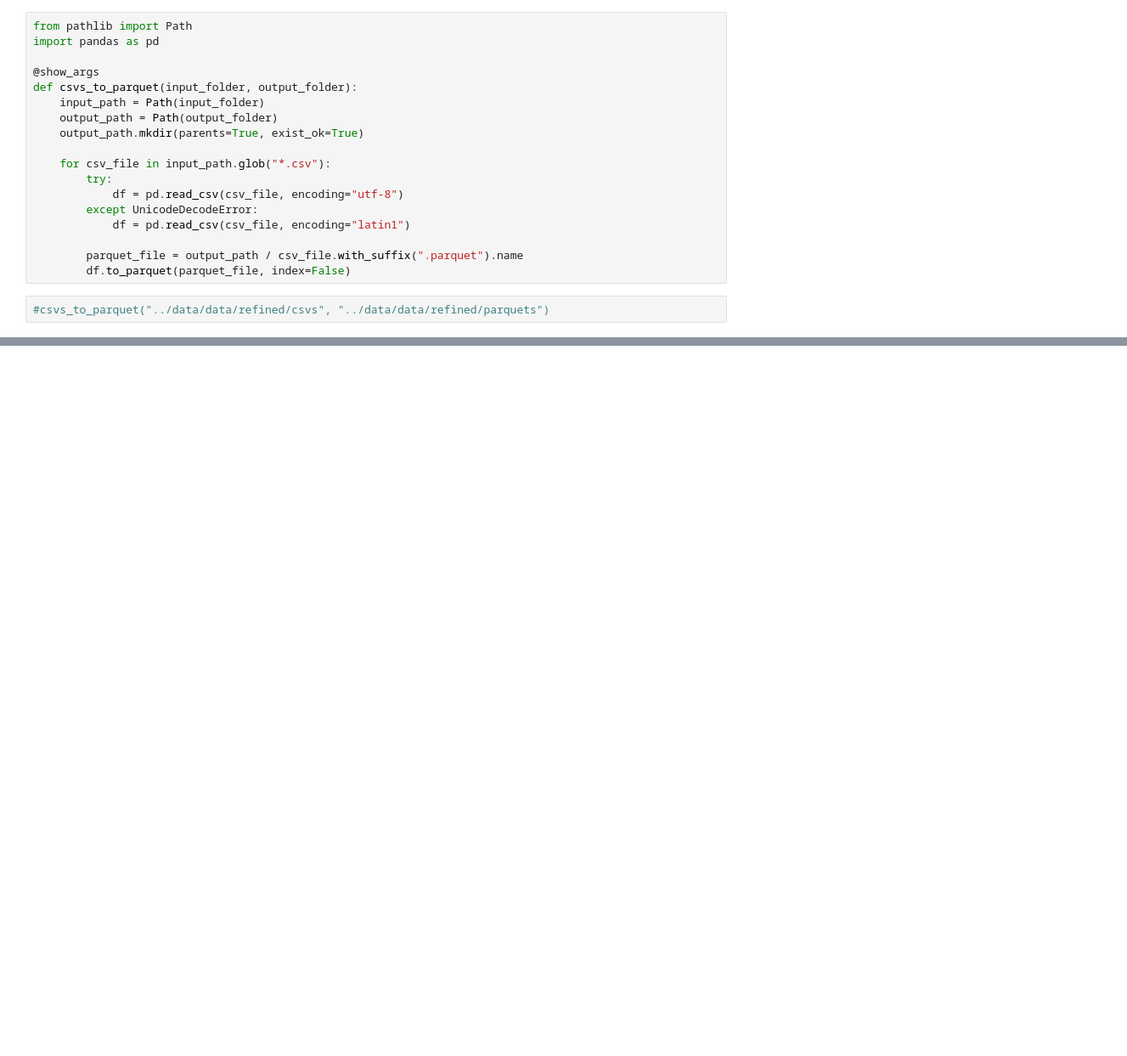
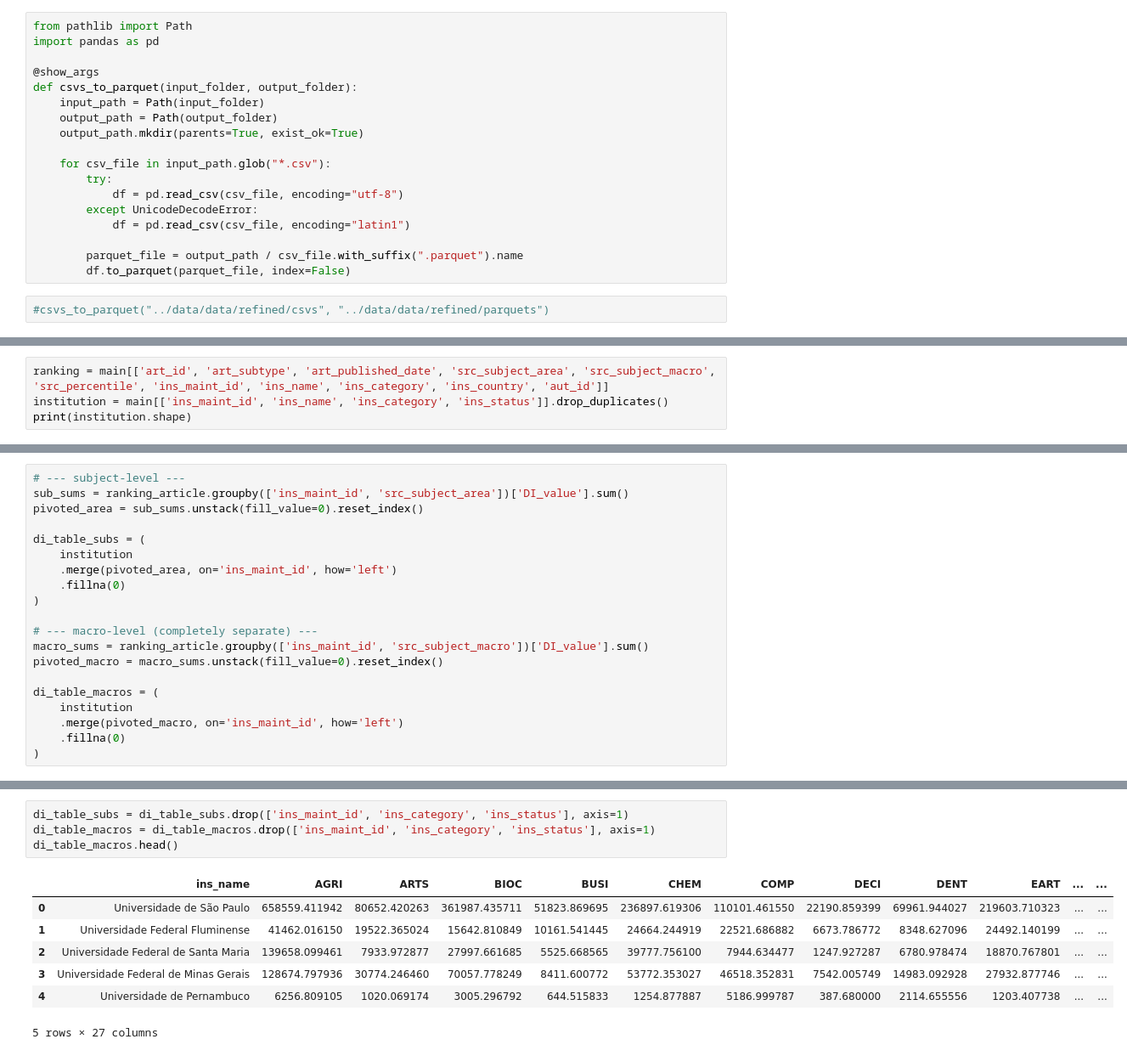
Before and after one commit to LucasdeLyra/Ranking-Interdisciplinaridade, a Jupyter notebook: analysis/basic_analysis.ipynb, the cells around one changed output, grey strips where cells are left out. Shown: that part at 85% size. Cells and saved outputs as stored; diff of their text form; blank space fills up the shorter version.

```diff
--- a/analysis/basic_analysis.ipynb
+++ b/analysis/basic_analysis.ipynb
@@ -255,0 +212,4 @@ Name: ins_name, dtype: object
+# %%
+ranking = main[['art_id', 'art_subtype', 'art_published_date', 'src_subject_area', 'src_subject_macro', 'src_percentile', 'ins_maint_id', 'ins_name', 'ins_category', 'ins_country', 'aut_id']]
+institution = main[['ins_maint_id', 'ins_name', 'ins_category', 'ins_status']].drop_duplicates()
+print(institution.shape)
@@ -255,0 +247,20 @@ Name: ins_name, dtype: object
+# %%
+# --- subject-level ---
+sub_sums = ranking_article.groupby(['ins_maint_id', 'src_subject_area'])['DI_value'].sum()
+pivoted_area = sub_sums.unstack(fill_value=0).reset_index()
+
+di_table_subs = (
+    institution
+    .merge(pivoted_area, on='ins_maint_id', how='left')
+    .fillna(0)
+)
+
+# --- macro-level (completely separate) ---
+macro_sums = ranking_article.groupby(['ins_maint_id', 'src_subject_macro'])['DI_value'].sum()
+pivoted_macro = macro_sums.unstack(fill_value=0).reset_index()
+
+di_table_macros = (
+    institution
+    .merge(pivoted_macro, on='ins_maint_id', how='left')
+    .fillna(0)
+)
@@ -255,0 +293,12 @@ Name: ins_name, dtype: object
+# %%
+di_table_subs = di_table_subs.drop(['ins_maint_id', 'ins_category', 'ins_status'], axis=1)
+di_table_macros = di_table_macros.drop(['ins_maint_id', 'ins_category', 'ins_status'], axis=1)
+di_table_macros.head()
+# %% [output]
+|  | ins_name | AGRI | ARTS | BIOC | BUSI | CHEM | COMP | DECI | DENT | EART | ... | ... |
+| 0 | Universidade de São Paulo | 658559.411942 | 80652.420263 | 361987.435711 | 51823.869695 | 236897.619306 | 110101.461550 | 22190.859399 | 69961.944027 | 219603.710323 | ... | ... |
+| 1 | Universidade Federal Fluminense | 41462.016150 | 19522.365024 | 15642.810849 | 10161.541445 | 24664.244919 | 22521.686882 | 6673.786772 | 8348.627096 | 24492.140199 | ... | ... |
+| 2 | Universidade Federal de Santa Maria | 139658.099461 | 7933.972877 | 27997.661685 | 5525.668565 | 39777.756100 | 7944.634477 | 1247.927287 | 6780.978474 | 18870.767801 | ... | ... |
+| 3 | Universidade Federal de Minas Gerais | 128674.797936 | 30774.246460 | 70057.778249 | 8411.600772 | 53772.353027 | 46518.352831 | 7542.005749 | 14983.092928 | 27932.877746 | ... | ... |
+| 4 | Universidade de Pernambuco | 6256.809105 | 1020.069174 | 3005.296792 | 644.515833 | 1254.877887 | 5186.999787 | 387.680000 | 2114.655556 | 1203.407738 | ... | ... |
+5 rows × 27 columns
```
Also changed, not shown: parts of 21 cells of this notebook, 2 other files.
